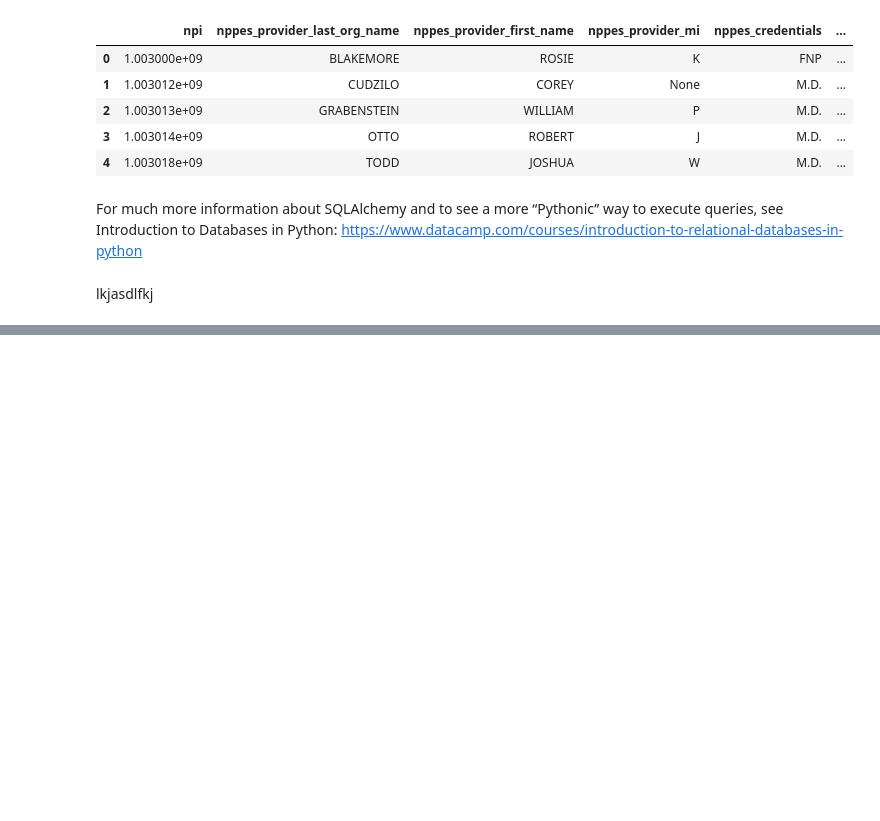
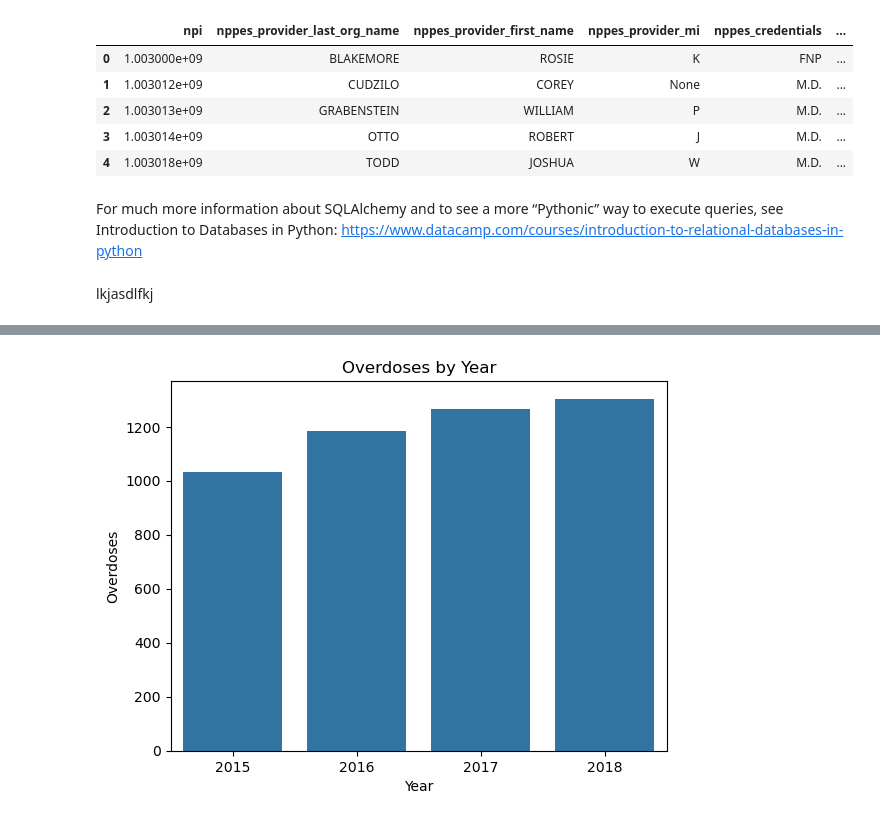
Before and after one commit to NSS-Data-Analytics-Cohort-12/prescribers-python-da12-v2-json-derulo, a Jupyter notebook: notebooks/prescribers.ipynb, the cells around one changed output, grey strips where cells are left out. Drawn from its saved outputs; the diff is of its cells as text; code cells hidden in the pictures; blank space fills up the shorter version.

```diff
--- a/notebooks/prescribers.ipynb
+++ b/notebooks/prescribers.ipynb
@@ -50,0 +167,5 @@ lkjasdlfkj
+# %%
+with engine.connect() as connection:
+    question_5 = pd.read_sql(text(query4), con = connection)
+
+question_5.head()
@@ -50,0 +179,17 @@ lkjasdlfkj
+# %%
+query5 = '''
+SELECT
+	year
+	, SUM(overdose_deaths) AS overdoses
+FROM overdose_deaths od
+JOIN fips_county fp
+	ON od.fipscounty = fp.fipscounty::integer
+WHERE fp.state = 'TN'
+GROUP BY year
+ORDER BY 1
+'''
+# %%
+with engine.connect() as connection:
+    question_3 = pd.read_sql(text(query5), con = connection)
+
+question_3.head()
@@ -50,0 +202,8 @@ lkjasdlfkj
+# %%
+sns.barplot(x=question_3.year, y=question_3.overdoses)
+plt.title('Overdoses by Year')
+plt.xlabel('Year')
+plt.ylabel('Overdoses')
+plt.show()
+# %% [output]
+[figure, added]
```
Also changed, not shown: parts of 16 cells of this notebook.
